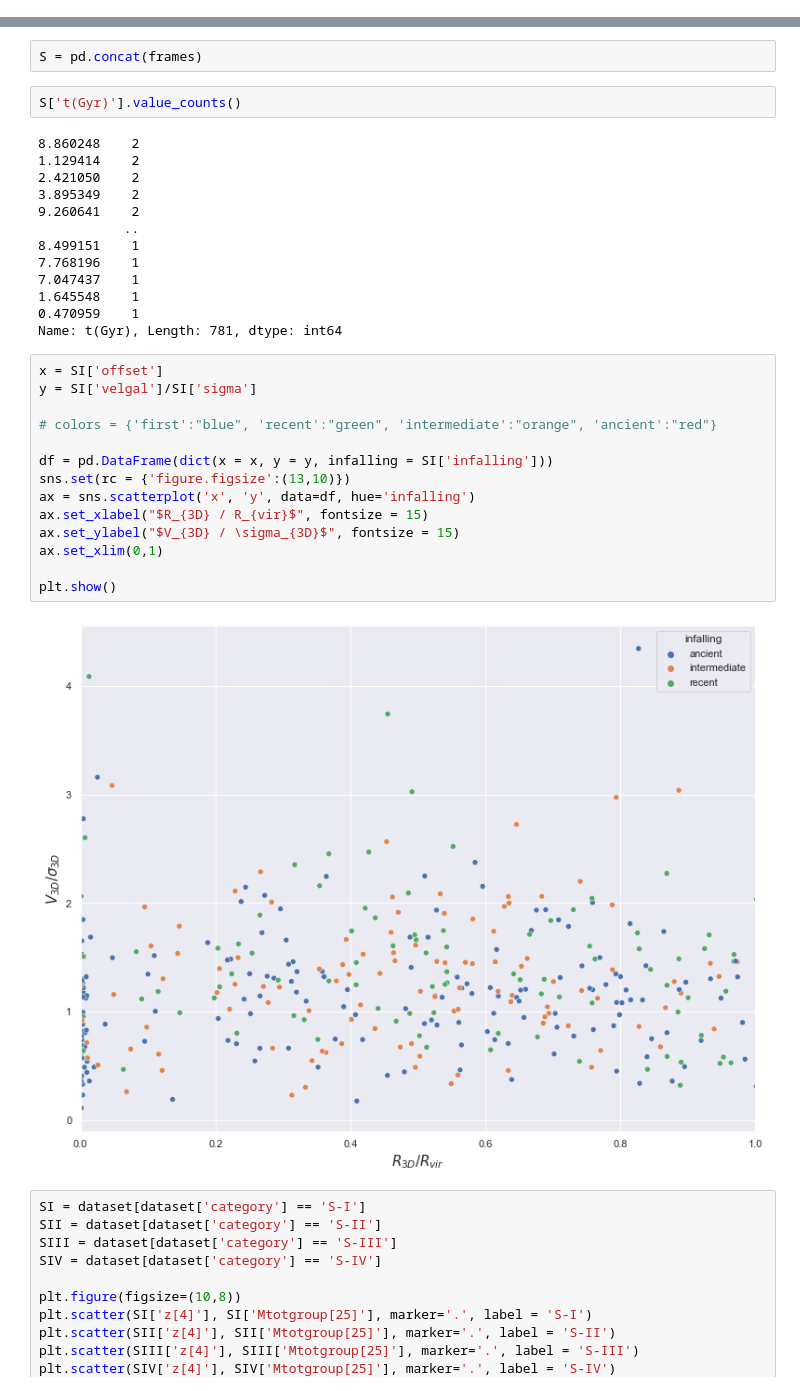
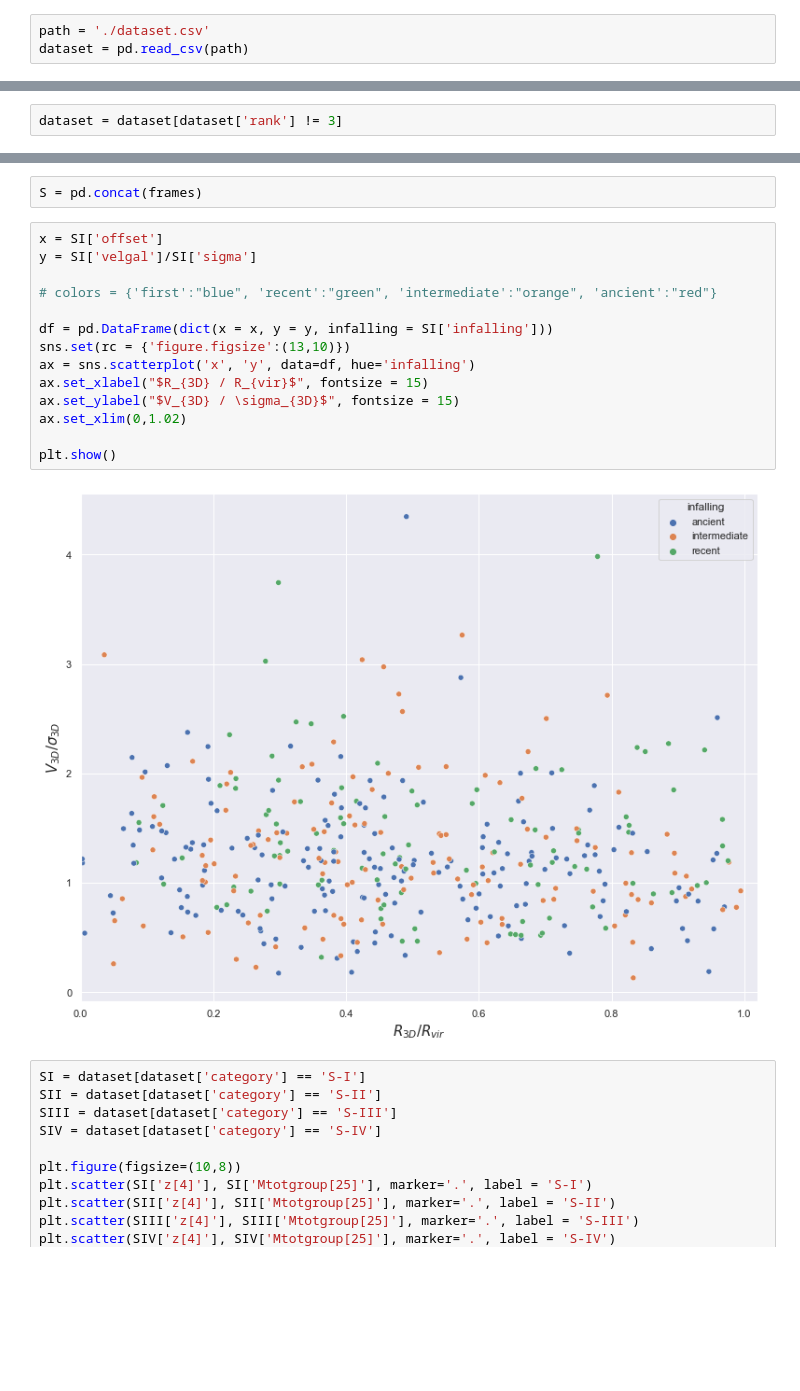
Before and after one commit to halehhajizadeh/Galaxy-Clusters, a Jupyter notebook: visualizing_data.ipynb, the cells around one changed output, grey strips where cells are left out. Saved outputs shown, nothing was run; the diff lists cells and outputs as text; blank space fills up the shorter version.

```diff
--- a/visualizing_data.ipynb
+++ b/visualizing_data.ipynb
@@ -45,5 +79,10 @@ PermissionError: [Errno 13] Permission denied: 'dataset.csv'
+# %%
+path = './dataset.csv'
+dataset = pd.read_csv(path)
 # %%
 dataset = dataset[dataset['t(Myr)[col2]'] != 0]
+# %%
+dataset = dataset[dataset['rank'] != 3]
 # %%
 dataset_gID = dataset.groupby('GroupID')
 # %%
@@ -110,37 +149,22 @@ SI.head()
 frames = [SI, SII, SII, SIV]
 # %%
 S = pd.concat(frames)
-# %%
-S['t(Gyr)'].value_counts()
-# %% [output]
-8.860248    2
-1.129414    2
-2.421050    2
-3.895349    2
-9.260641    2
-           ..
-8.499151    1
-7.768196    1
-7.047437    1
-1.645548    1
-0.470959    1
-Name: t(Gyr), Length: 781, dtype: int64
 # %%
 x = SI['offset']
 y = SI['velgal']/SI['sigma']
 
 # colors = {'first':"blue", 'recent':"green", 'intermediate':"orange", 'ancient':"red"}
 
 df = pd.DataFrame(dict(x = x, y = y, infalling = SI['infalling']))
 sns.set(rc = {'figure.figsize':(13,10)})
 ax = sns.scatterplot('x', 'y', data=df, hue='infalling')
 ax.set_xlabel("$R_{3D} / R_{vir}$", fontsize = 15)
 ax.set_ylabel("$V_{3D} / \sigma_{3D}$", fontsize = 15)
-ax.set_xlim(0,1)
+ax.set_xlim(0,1.02)
 
 plt.show()
 # %% [output]
-[figure, old version]
+[figure, new version]
 # %%
 SI = dataset[dataset['category'] == 'S-I']
 SII = dataset[dataset['category'] == 'S-II']
```
Also changed, not shown: parts of 22 cells of this notebook.
